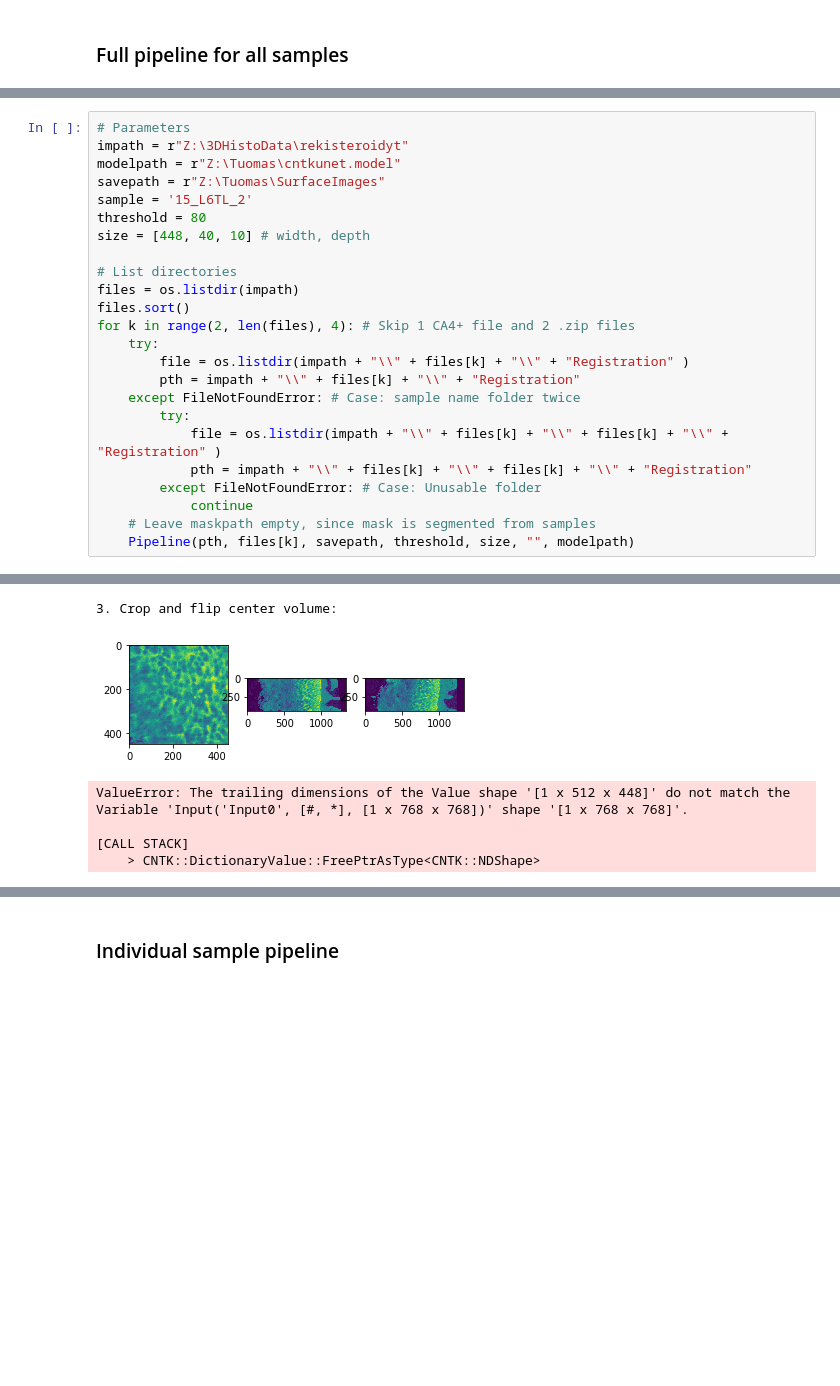
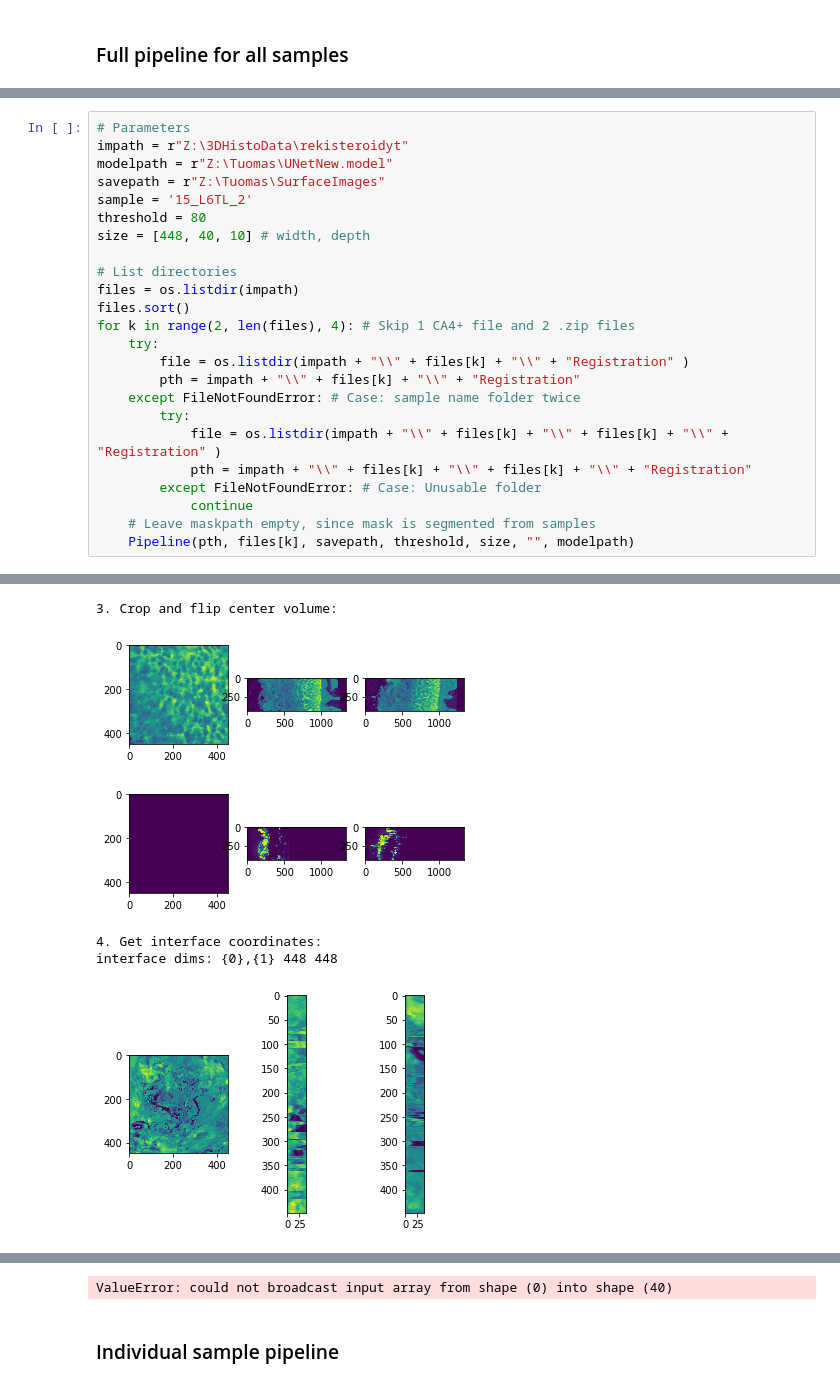
Before and after one commit to MIPT-Oulu/3DHistoGrading, a Jupyter notebook: 3DGradingModels/PythonGrading/CreateMeanStd.ipynb, the cells around one changed output, grey strips where cells are left out. Cells and saved outputs as stored; diff of their text form; blank space fills up the shorter version.

```diff
--- a/3DGradingModels/PythonGrading/CreateMeanStd.ipynb
+++ b/3DGradingModels/PythonGrading/CreateMeanStd.ipynb
@@ -435,37 +458,37 @@ def Pipeline(path, sample, savepath, threshold, size, maskpath = None, modelpath
 # %%
 # Parameters
 impath = r"Z:\3DHistoData\rekisteroidyt"
-modelpath = r"Z:\Tuomas\cntkunet.model"
+modelpath = r"Z:\Tuomas\UNetNew.model"
 savepath = r"Z:\Tuomas\SurfaceImages"
 sample = '15_L6TL_2'
 threshold = 80
 size = [448, 40, 10] # width, depth
 
 # List directories
 files = os.listdir(impath)
 files.sort()
 for k in range(2, len(files), 4): # Skip 1 CA4+ file and 2 .zip files
     try:
         file = os.listdir(impath + "\\" + files[k] + "\\" + "Registration" )
         pth = impath + "\\" + files[k] + "\\" + "Registration"
     except FileNotFoundError: # Case: sample name folder twice
         try:
             file = os.listdir(impath + "\\" + files[k] + "\\" + files[k] + "\\" + "Registration" )
             pth = impath + "\\" + files[k] + "\\" + files[k] + "\\" + "Registration"
         except FileNotFoundError: # Case: Unusable folder
             continue
     # Leave maskpath empty, since mask is segmented from samples
     Pipeline(pth, files[k], savepath, threshold, size, "", modelpath)
 # %% [output]
 Sample name: 13_R3L_2_PTA_48h_Rec
 1. Load sample
 [figure]
 2. Orient sample
 [figure]
 [figure]
 3. Crop and flip center volume:
 [figure]
+[figure, added]
-ValueError: The trailing dimensions of the Value shape '[1 x 512 x 448]' do not match the Variable 'Input('Input0', [#, *], [1 x 768 x 768])' shape '[1 x 768 x 768]'.
-
-[CALL STACK]
-    > CNTK::DictionaryValue::FreePtrAsType<CNTK::NDShape>
+4. Get interface coordinates:
+interface dims: {0},{1} 448 448
+[figure, added]
@@ -472,3 +503,4 @@ ValueError: The trailing dimensions of the Value shape '[1 x 512 x 448]' do not
+ValueError: could not broadcast input array from shape (0) into shape (40)
 # %% [markdown]
 ### Individual sample pipeline
 # %%
```
Also changed, not shown: parts of 4 cells of this notebook.
